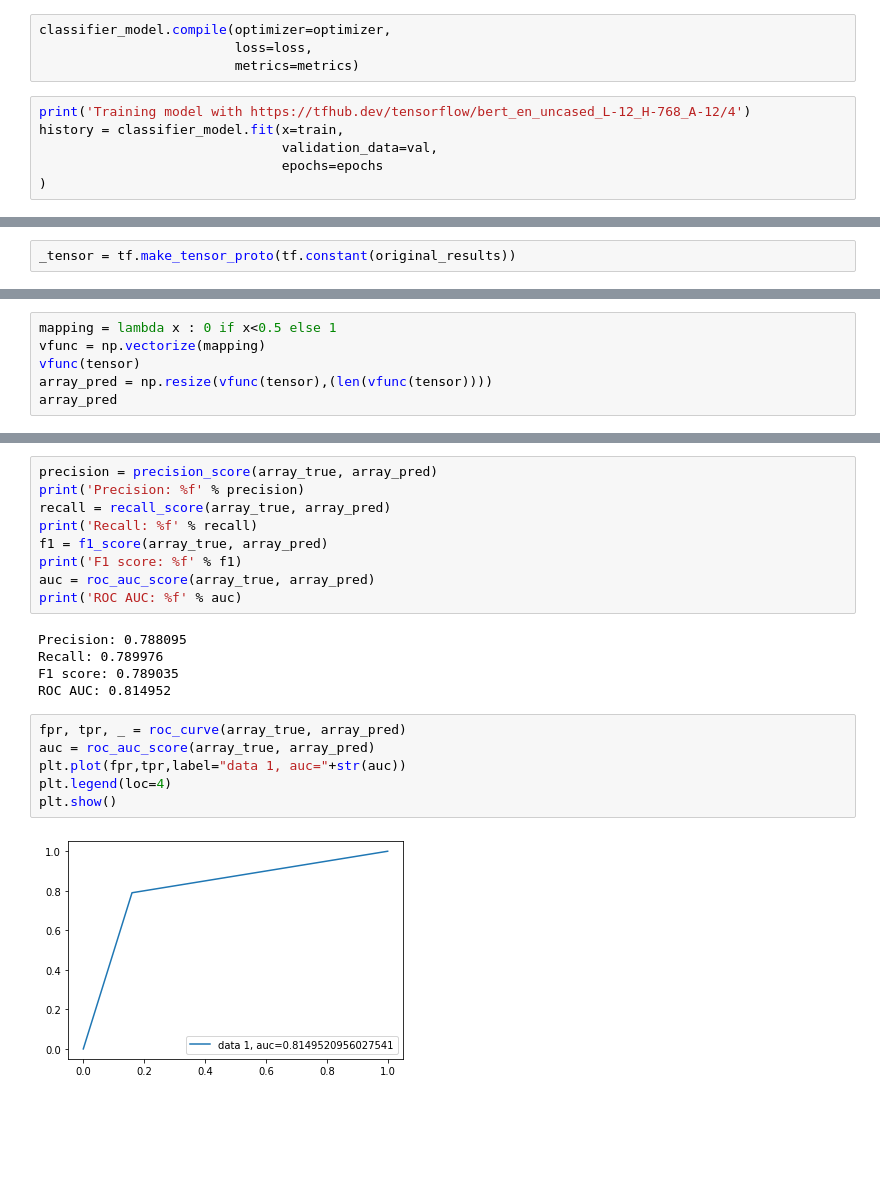
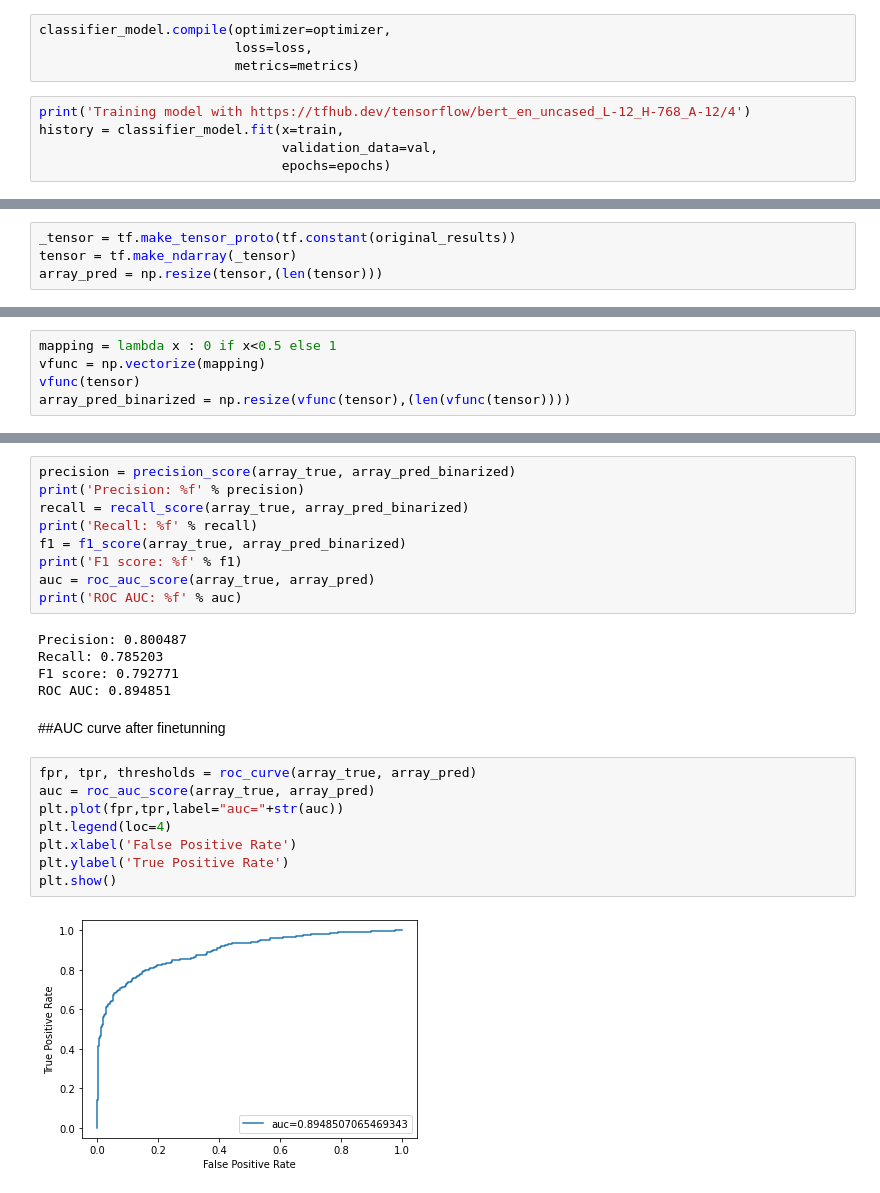
Before and after one commit to evauclin/Deep_Learning_NLP_Project, a Jupyter notebook: NLP_Bert.ipynb, the cells around one changed output, grey strips where cells are left out. Cells and saved outputs as stored; diff of their text form; blank space fills up the shorter version.

```diff
--- a/NLP_Bert.ipynb
+++ b/NLP_Bert.ipynb
@@ -247,8 +290,7 @@ classifier_model.compile(optimizer=optimizer,
 print('Training model with https://tfhub.dev/tensorflow/bert_en_uncased_L-12_H-768_A-12/4')
 history = classifier_model.fit(x=train,
                                validation_data=val,
-                               epochs=epochs
-)
+                               epochs=epochs)
 # %% [output]
 Training model with https://tfhub.dev/tensorflow/bert_en_uncased_L-12_H-768_A-12/4
 Epoch 1/2
@@ -347,2 +356,4 @@ input: accionempresa chinaûªs stock market crash summer spark interest bargain
 # %%
 _tensor = tf.make_tensor_proto(tf.constant(original_results))
+tensor = tf.make_ndarray(_tensor)
+array_pred = np.resize(tensor,(len(tensor)))
@@ -352,5 +361,4 @@ tensor = tf.make_ndarray(_tensor)
 mapping = lambda x : 0 if x<0.5 else 1
 vfunc = np.vectorize(mapping)
 vfunc(tensor)
-array_pred = np.resize(vfunc(tensor),(len(vfunc(tensor))))
-array_pred
+array_pred_binarized = np.resize(vfunc(tensor),(len(vfunc(tensor))))
@@ -396,22 +367,26 @@ array([0, 1, 0, 0, 0, 0, 1, 0, 0, 0, 0, 1, 0, 0, 0, 0, 1, 1, 0, 0, 0, 0,
 # %%
-precision = precision_score(array_true, array_pred)
+precision = precision_score(array_true, array_pred_binarized)
 print('Precision: %f' % precision)
-recall = recall_score(array_true, array_pred)
+recall = recall_score(array_true, array_pred_binarized)
 print('Recall: %f' % recall)
-f1 = f1_score(array_true, array_pred)
+f1 = f1_score(array_true, array_pred_binarized)
 print('F1 score: %f' % f1)
 auc = roc_auc_score(array_true, array_pred)
 print('ROC AUC: %f' % auc)
 # %% [output]
-Precision: 0.788095
-Recall: 0.789976
-F1 score: 0.789035
-ROC AUC: 0.814952
+Precision: 0.800487
+Recall: 0.785203
+F1 score: 0.792771
+ROC AUC: 0.894851
+# %% [markdown]
+##AUC curve after finetunning
 # %%
-fpr, tpr, _ = roc_curve(array_true, array_pred)
+fpr, tpr, thresholds = roc_curve(array_true, array_pred)
 auc = roc_auc_score(array_true, array_pred)
-plt.plot(fpr,tpr,label="data 1, auc="+str(auc))
+plt.plot(fpr,tpr,label="auc="+str(auc))
 plt.legend(loc=4)
+plt.xlabel('False Positive Rate')
+plt.ylabel('True Positive Rate')
 plt.show()
 # %% [output]
-[figure, old version]
+[figure, new version]
```
Also changed, not shown: parts of 31 cells of this notebook.
